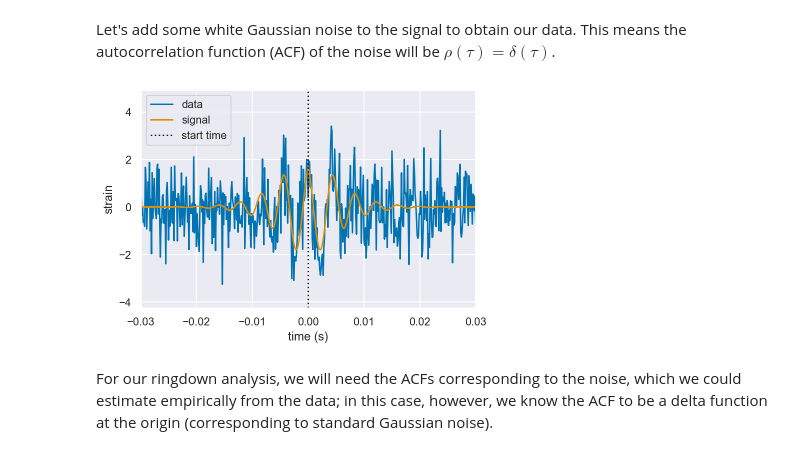
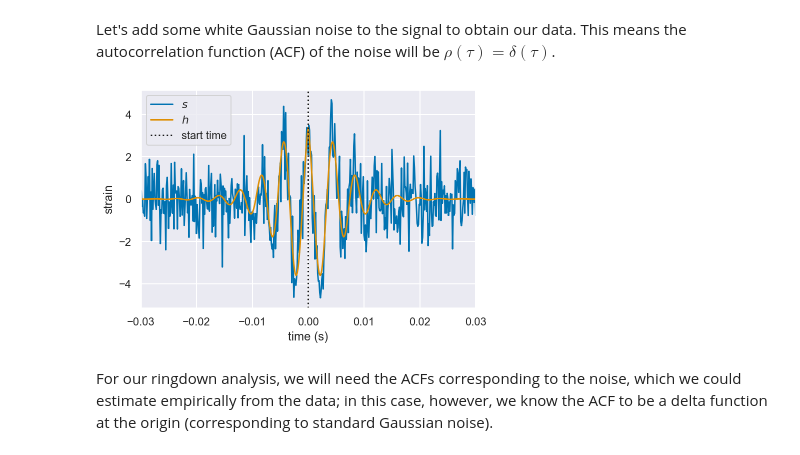
Before and after one commit to Sizheng-Ma/ringdown, a Jupyter notebook: docs/examples/from_nr_sinusoid_mchi.ipynb, the cells around one changed output. Saved outputs shown, nothing was run; the diff lists cells and outputs as text; code cells hidden in the pictures.

```diff
--- a/docs/examples/from_nr_sinusoid_mchi.ipynb
+++ b/docs/examples/from_nr_sinusoid_mchi.ipynb
@@ -78,7 +78,7 @@ chi=0.692085186818
 M_est=65
 t_unit=M_est*2950./2/299792458
 # %%
-mag_from_nr=5*np.array([  0.13657646 +0.95055905j,   3.14657959 -2.71266413j,
+mag_from_nr=10*np.array([  0.13657646 +0.95055905j,   3.14657959 -2.71266413j,
        -10.84170677 +3.607406j  ,  22.67958241 -8.01885436j,
        -30.44795174+19.91714543j,  22.09429848-26.19835642j,
         -7.43071591+15.89029183j,   1.0005728  -3.63046079j])
@@ -151,15 +149,16 @@ Let's add some white Gaussian noise to the signal to obtain our data. This means
 rng = np.random.default_rng(12345)
 data = signal + rng.normal(0, 1, len(signal))
 # %%
-data.plot(label='data')
-signal.plot(label='signal')
+data.plot(label=r'$s$')
+signal.plot(label=r'$h$')
 axvline(t0, ls=':', c='k', label='start time')
 xlim(-0.03, 0.03)
 xlabel('time (s)')
 ylabel('strain')
 legend();
+savefig('res/toy_model_waveform_n7_d10.pdf',bbox_inches='tight')
 # %% [output]
-[figure, old version]
+[figure, new version]
 # %% [markdown]
 For our ringdown analysis, we will need the ACFs corresponding to the noise, which we could estimate empirically from the data; in this case, however, we know the ACF to be a delta function at the origin (corresponding to standard Gaussian noise).
 # %%
```
Also changed, not shown: parts of 15 cells of this notebook.
